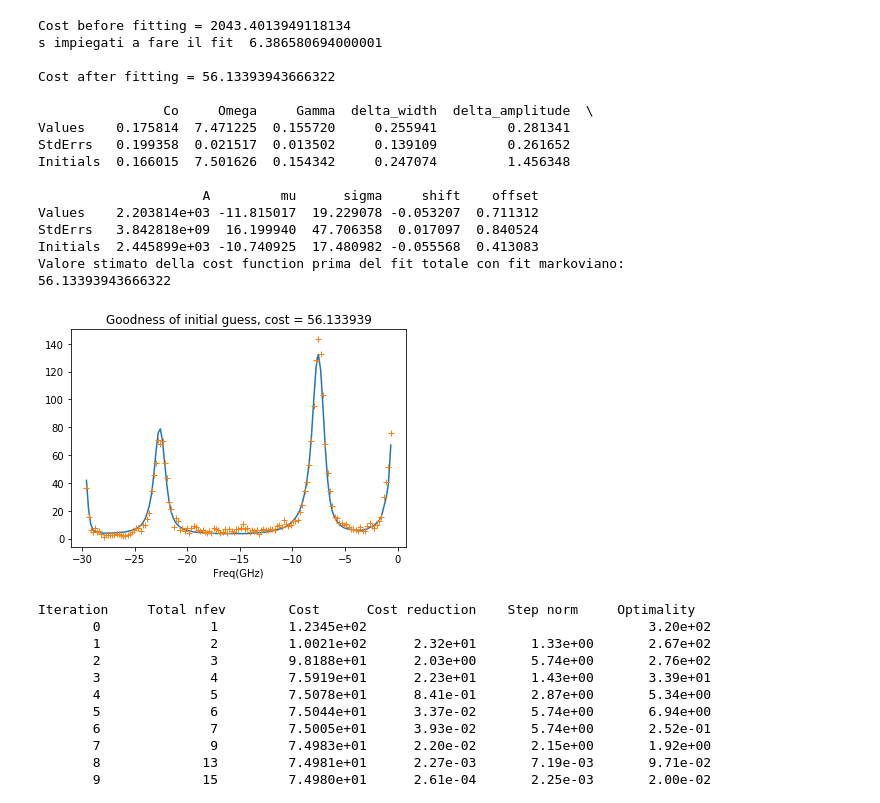
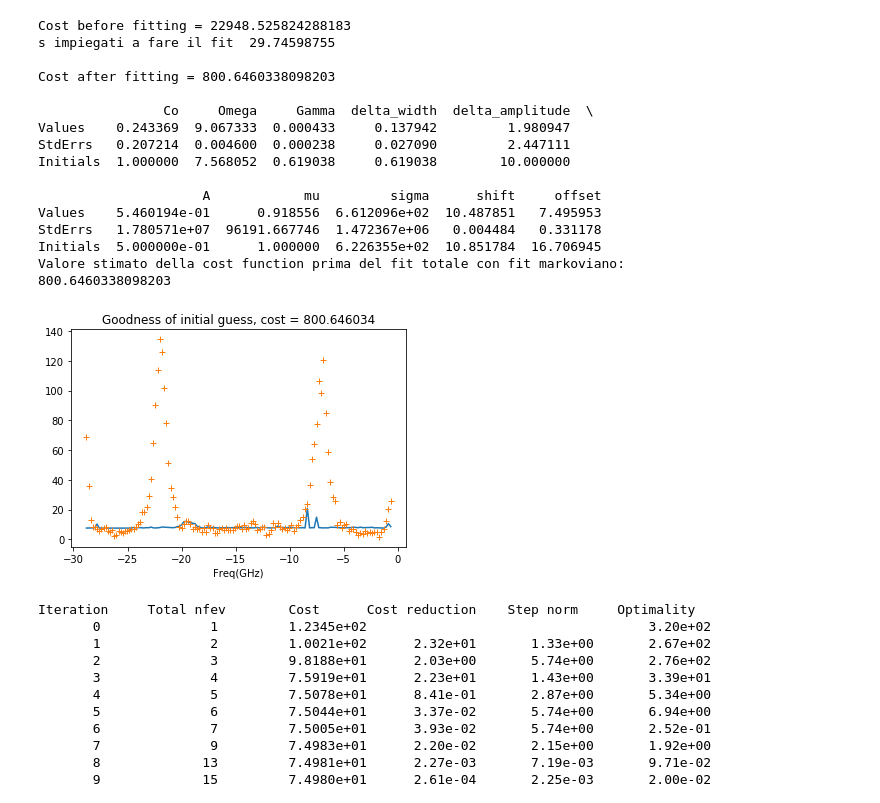
Before and after one commit to flautodipan/Python_Libraries, a Jupyter notebook: Experimentum_single.ipynb, the cells around one changed output. Drawn from its saved outputs; the diff is of its cells as text; code cells hidden in the pictures.

```diff
--- a/Experimentum_single.ipynb
+++ b/Experimentum_single.ipynb
@@ -30,9 +30,9 @@ cols_real   = ('Co', 'Omega', 'Gamma', 'Delta', 'tau', 'delta_width', 'delta_amp
 cols_gauss  = ( 'A', 'mu', 'sigma')
 # %%
 #0) importo dati e inizializzo oggetti
-i   =   79
-j   =   1
-y    =   Import_from_Matlab(spectra_filename, now_path, var_name = 'y_all')[i][j]
+i   =   22
+j   =   76
+y    =   Import_from_Matlab(spectra_filename, now_path, var_name = 'y3')[i][j]
 Data    =   Exp.Spectrum(name = str((i,j)))
 Data.Get_Spectrum(y = np.resize(y, np.max(y.shape)), offset = 183., cut = False, cut_range = (10, 175))
 Data.Get_Spectrum_Peaks(**syg_kwargs)
@@ -126,37 +152,35 @@ plot(Data.peaks
 # %%
 #3) fit markoviano
-p0 = np.array([ 1.66015204e-01, 7.50162578e+00 , 1.54341624e-01 , 2.47074310e-01,
-  1.45634814e+00,  2.44589877e+03, -1.07409250e+01 , 1.74809816e+01,
- -5.55682584e-02 , 4.13083477e-01])
-#p0 = Data.p0.values[0]
+#p0 = np.array([ 1.66015204e-01, 7.50162578e+00 , 1.54341624e-01 , 2.47074310e-01,  1.45634814e+00,  2.44589877e+03, -1.07409250e+01 , 1.74809816e+01, -5.55682584e-02 , 4.13083477e-01])
+p0 = Data.p0.values[0]
 percents        =   ('positive', 0.2, 'positive', 'positive', 'positive', 0.1, 0.1, 0.1,  np.inf, np.inf)
 Data.Get_p0(p0, cols_mark)
 Data.Get_cost_markov(Data.p0.values[0])
 print('Cost before fitting = {}'.format(Data.cost_markov))
 Data.Get_Fit_Bounds(percents, cols_mark)
 Data.Non_Linear_Least_Squares_Markov(bound = (Data.bounds['down'].values, Data.bounds['up'].values),  max_nfev = 1000)
 Data.Get_cost_markov(Data.Markov_Fit_Params.values[0])
 print('Cost after fitting = {}\n'.format(Data.cost_markov))
 print(Data.Markov_Fit_Params)
 Data.Take_A_Look_Before_Fitting()
 # %% [output]
-Cost before fitting = 2043.4013949118134
-s impiegati a fare il fit  6.386580694000001
+Cost before fitting = 22948.525824288183
+s impiegati a fare il fit  29.74598755
 
-Cost after fitting = 56.13393943666322
+Cost after fitting = 800.6460338098203
 
                 Co     Omega     Gamma  delta_width  delta_amplitude  \
-Values    0.175814  7.471225  0.155720     0.255941         0.281341
-StdErrs   0.199358  0.021517  0.013502     0.139109         0.261652
-Initials  0.166015  7.501626  0.154342     0.247074         1.456348
+Values    0.243369  9.067333  0.000433     0.137942         1.980947
+StdErrs   0.207214  0.004600  0.000238     0.027090         2.447111
+Initials  1.000000  7.568052  0.619038     0.619038        10.000000
 
-                     A         mu      sigma     shift    offset
-Values    2.203814e+03 -11.815017  19.229078 -0.053207  0.711312
-StdErrs   3.842818e+09  16.199940  47.706358  0.017097  0.840524
-Initials  2.445899e+03 -10.740925  17.480982 -0.055568  0.413083
+                     A            mu         sigma      shift     offset
+Values    5.460194e-01      0.918556  6.612096e+02  10.487851   7.495953
+StdErrs   1.780571e+07  96191.667746  1.472367e+06   0.004484   0.331178
+Initials  5.000000e-01      1.000000  6.226355e+02  10.851784  16.706945
 Valore stimato della cost function prima del fit totale con fit markoviano:
-56.13393943666322
+800.6460338098203
-[figure, old version]
+[figure, new version]
 # %%
 #4) fit totale
 percents                    =   (0.2, 0.1, 0.1, 'positive', 'positive', 0.15, 0.15, np.inf, np.inf)
```
Also changed, not shown: parts of 4 cells of this notebook, 1 other file.
